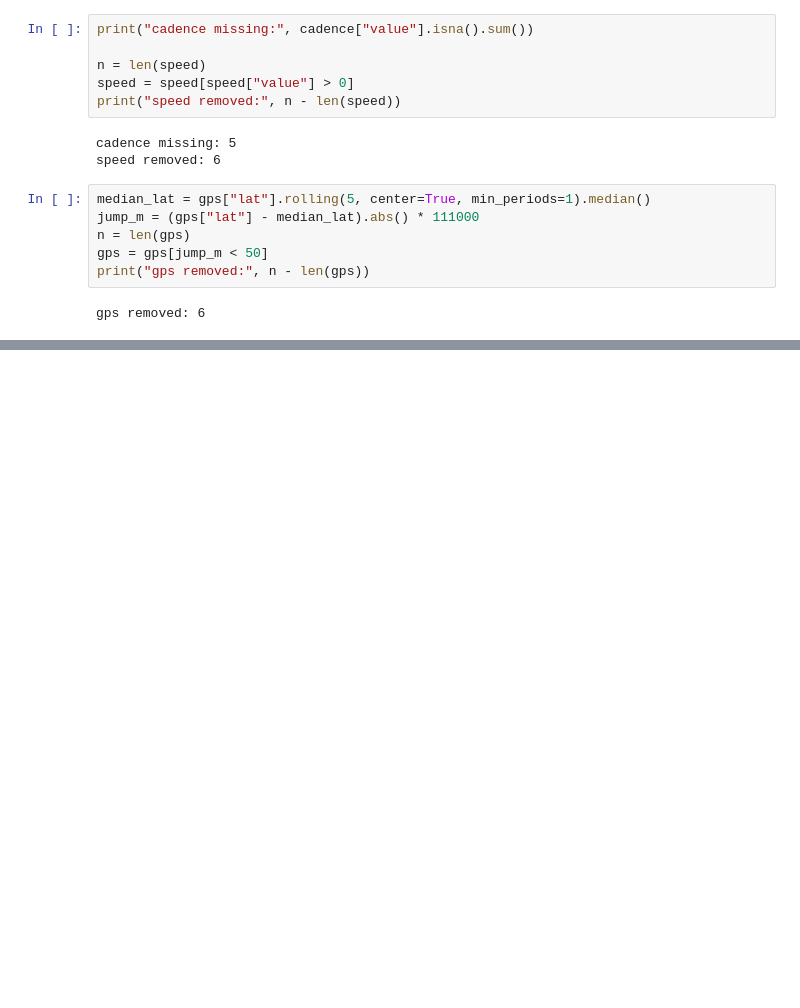
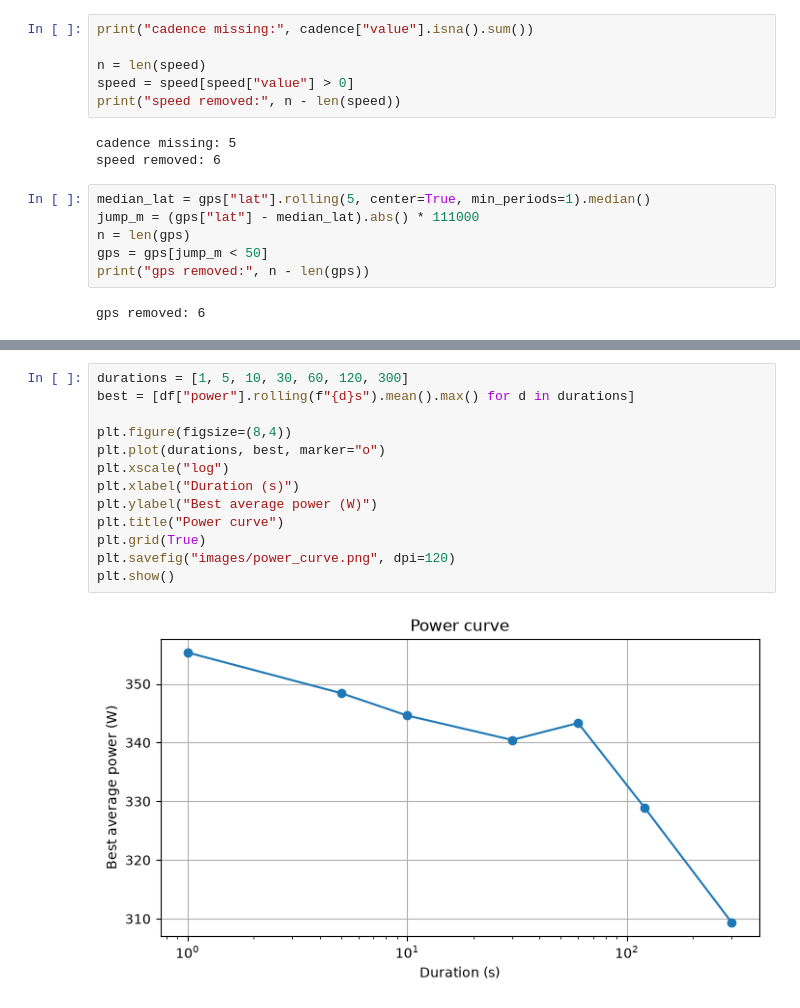
Before and after one commit to emresener-1/sensor-telemetry, a Jupyter notebook: analysis.ipynb, the cells around one changed output, grey strips where cells are left out. Cells and saved outputs as stored; diff of their text form; blank space fills up the shorter version.

```diff
--- a/analysis.ipynb
+++ b/analysis.ipynb
@@ -118,0 +173,15 @@ dtype: int64
+# %%
+durations = [1, 5, 10, 30, 60, 120, 300]
+best = [df["power"].rolling(f"{d}s").mean().max() for d in durations]
+
+plt.figure(figsize=(8,4))
+plt.plot(durations, best, marker="o")
+plt.xscale("log")
+plt.xlabel("Duration (s)")
+plt.ylabel("Best average power (W)")
+plt.title("Power curve")
+plt.grid(True)
+plt.savefig("images/power_curve.png", dpi=120)
+plt.show()
+# %% [output]
+[figure, added]
```
Also changed, not shown: parts of 4 cells of this notebook, 3 other files.
